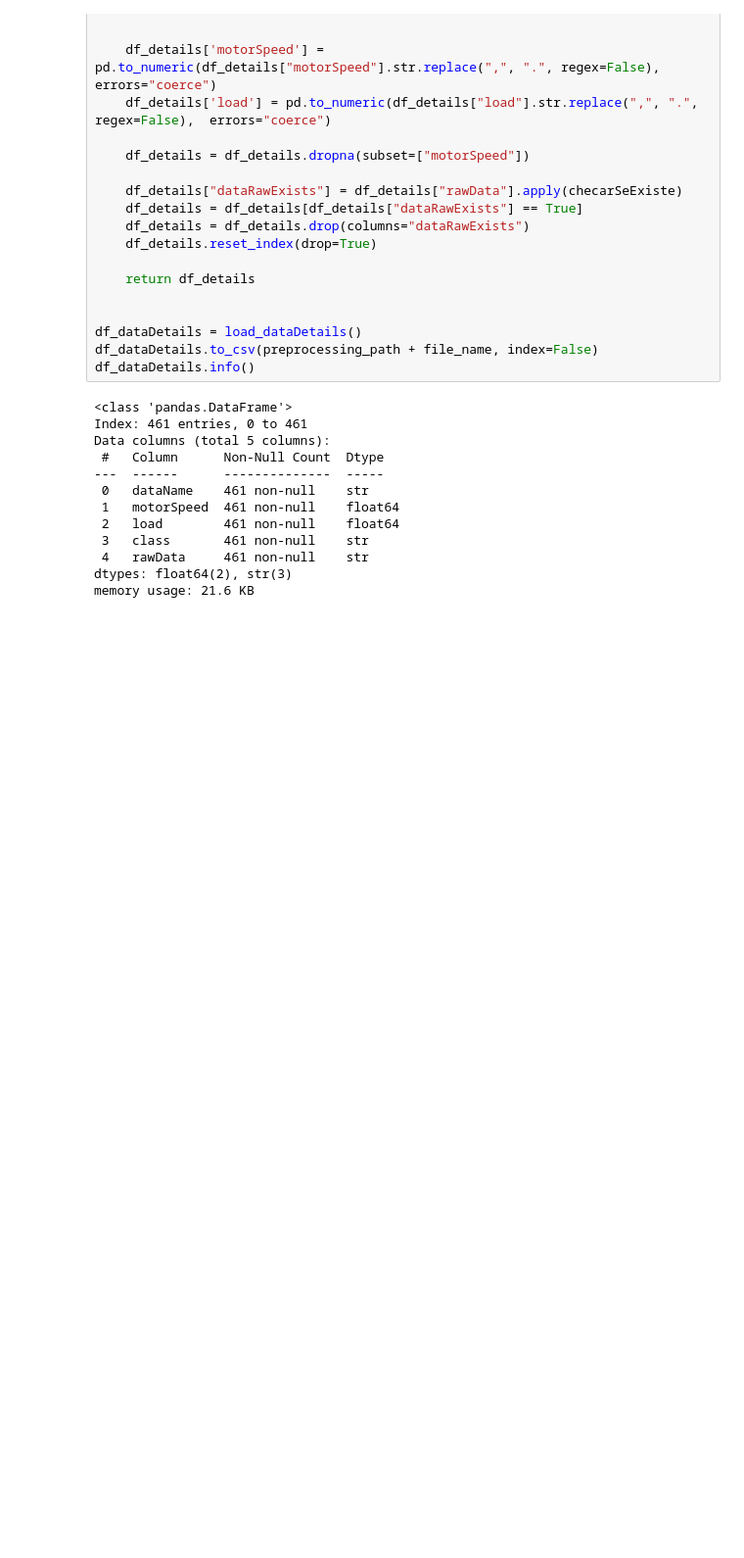
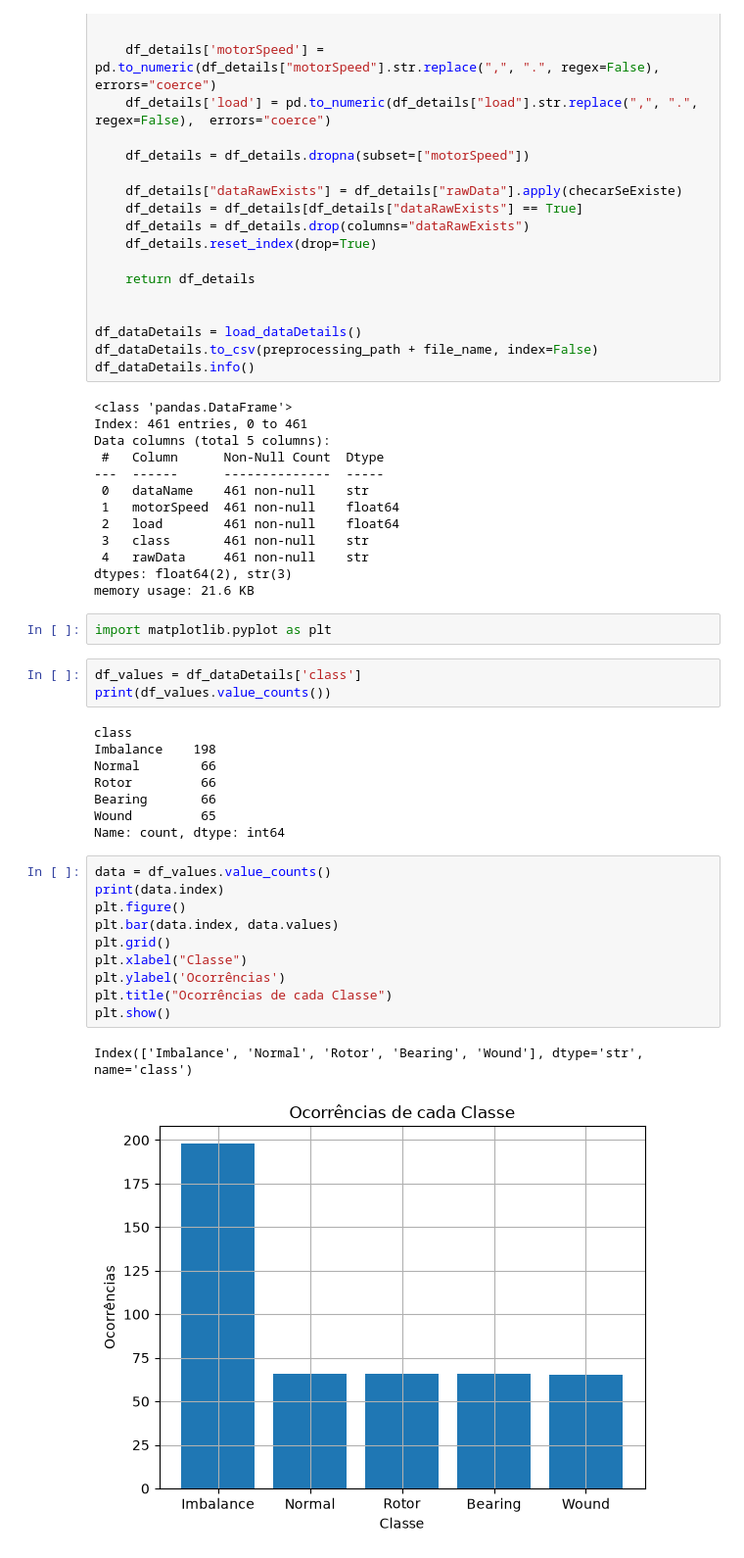
Before and after one commit to vitor-rinaldini/Analise-Vibracao, a Jupyter notebook: 2-DATASET_READ.ipynb, the cells around one changed output. Shown at 98% size. Cells and saved outputs as stored; diff of their text form; blank space fills up the shorter version.

```diff
--- a/2-DATASET_READ.ipynb
+++ b/2-DATASET_READ.ipynb
@@ -68,3 +68,29 @@ Data columns (total 5 columns):
  4   rawData     461 non-null    str
 dtypes: float64(2), str(3)
 memory usage: 21.6 KB
+# %%
+import matplotlib.pyplot as plt
+# %%
+df_values = df_dataDetails['class']
+print(df_values.value_counts())
+# %% [output]
+class
+Imbalance    198
+Normal        66
+Rotor         66
+Bearing       66
+Wound         65
+Name: count, dtype: int64
+# %%
+data = df_values.value_counts()
+print(data.index)
+plt.figure()
+plt.bar(data.index, data.values)
+plt.grid()
+plt.xlabel("Classe")
+plt.ylabel('Ocorrências')
+plt.title("Ocorrências de cada Classe")
+plt.show()
+# %% [output]
+Index(['Imbalance', 'Normal', 'Rotor', 'Bearing', 'Wound'], dtype='str', name='class')
+[figure, added]
```
Also changed, not shown: parts of 4 cells of this notebook, 8 other files.
